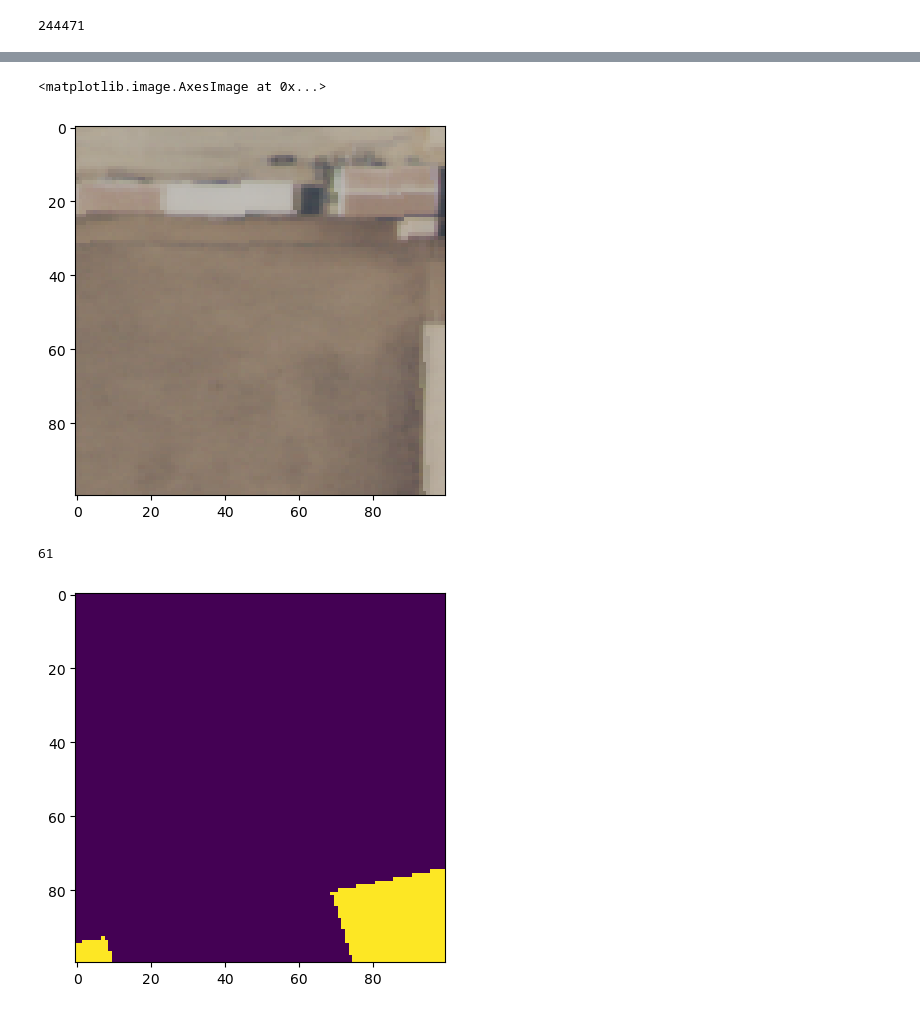
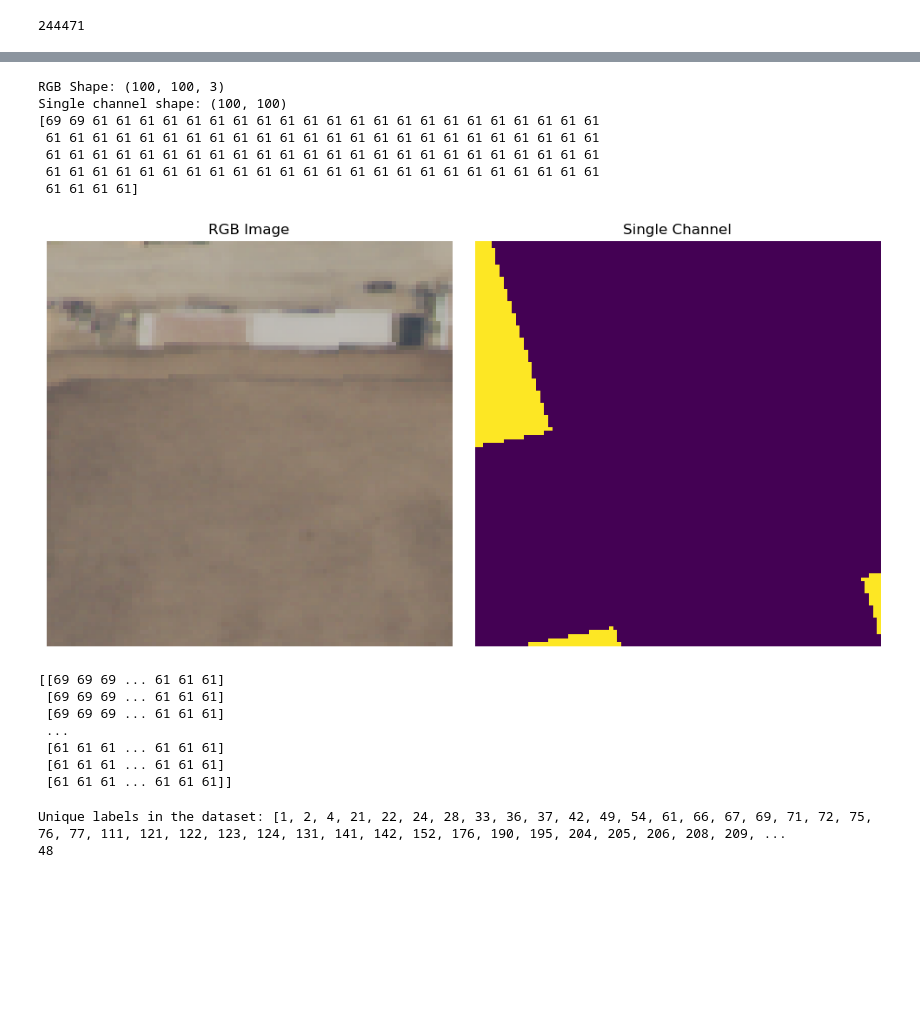
Before and after one commit to sebdaws/land_cover_class, a Jupyter notebook: dataload_lcc.ipynb, the cells around one changed output, grey strips where cells are left out. Saved outputs shown, nothing was run; the diff lists cells and outputs as text; code cells hidden in the pictures; blank space fills up the shorter version.

```diff
--- a/dataload_lcc.ipynb
+++ b/dataload_lcc.ipynb
@@ -82,18 +79,62 @@ TypeError: Invalid shape (3, 512, 512) for image data
-# %%
-import numpy as np
-import matplotlib.pyplot as plt
-
-tile = np.load('data/land_cover_representation/tiles/0anchor.npy')
-tile[:, :, 4]
-plt.imshow(tile[:, :, :3])
-# %% [output]
-<matplotlib.image.AxesImage at 0x...>
-[figure, removed]
-# %%
-from scipy import stats as st
-
-plt.imshow(tile[:, :, 4])
-print(st.mode(tile[:, :, 4]).mode[0])
-# %% [output]
-61
-[figure, removed]
+# %%
+import numpy as np
+import matplotlib.pyplot as plt
+from scipy import stats as st
+
+# Load the tile data
+tile = np.load('data/land_cover_representation/tiles/0neighbor.npy')
+print("RGB Shape:", tile[:, :, :3].shape)
+print("Single channel shape:", tile[:, :, 4].shape)
+print(st.mode(tile[:, :, 4]).mode)
+
+# Create a figure with two subplots
+fig, axs = plt.subplots(1, 2, figsize=(10, 5))
+
+# Display the RGB image in the first subplot
+axs[0].imshow(tile[:, :, :3])
+axs[0].set_title("RGB Image")
+axs[0].axis('off')  # Turn off axis for better visualization
+
+# Display the single channel as a grayscale image in the second subplot
+axs[1].imshow(tile[:, :, 4])
+axs[1].set_title("Single Channel")
+axs[1].axis('off')  # Turn off axis
+
+# Show the figure
+plt.tight_layout()
+plt.show()
+
+print(tile[:, :, 4])
+# %% [output]
+RGB Shape: (100, 100, 3)
+Single channel shape: (100, 100)
+[69 69 61 61 61 61 61 61 61 61 61 61 61 61 61 61 61 61 61 61 61 61 61 61
+ 61 61 61 61 61 61 61 61 61 61 61 61 61 61 61 61 61 61 61 61 61 61 61 61
+ 61 61 61 61 61 61 61 61 61 61 61 61 61 61 61 61 61 61 61 61 61 61 61 61
+ 61 61 61 61 61 61 61 61 61 61 61 61 61 61 61 61 61 61 61 61 61 61 61 61
+ 61 61 61 61]
+[figure, added]
+[[69 69 69 ... 61 61 61]
+ [69 69 69 ... 61 61 61]
+ [69 69 69 ... 61 61 61]
+ ...
+ [61 61 61 ... 61 61 61]
+ [61 61 61 ... 61 61 61]
+ [61 61 61 ... 61 61 61]]
+# %%
+# Initialize an empty set to collect unique labels
+unique_labels = set()
+
+# Loop through the dataset to collect labels
+for i, (_, label) in enumerate(dataset):
+    unique_labels.add(label)
+    if (i+1) % 10000 == 0:
+        break
+
+# Convert the set to a sorted list (optional) for easier viewing
+unique_labels = sorted(unique_labels)
+print("Unique labels in the dataset:", unique_labels)
+print(len(unique_labels))
+# %% [output]
+Unique labels in the dataset: [1, 2, 4, 21, 22, 24, 28, 33, 36, 37, 42, 49, 54, 61, 66, 67, 69, 71, 72, 75, 76, 77, 111, 121, 122, 123, 124, 131, 141, 142, 152, 176, 190, 195, 204, 205, 206, 208, 209, ...
+48
```
Also changed, not shown: parts of 1 cell of this notebook, 2 other files.
